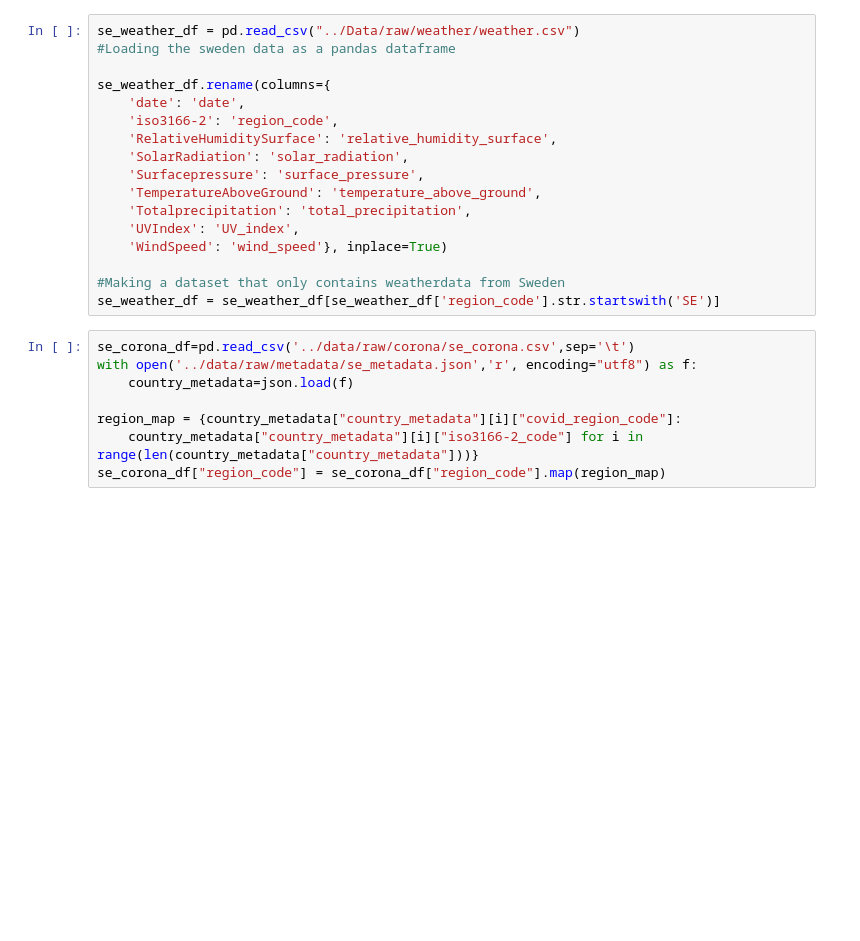
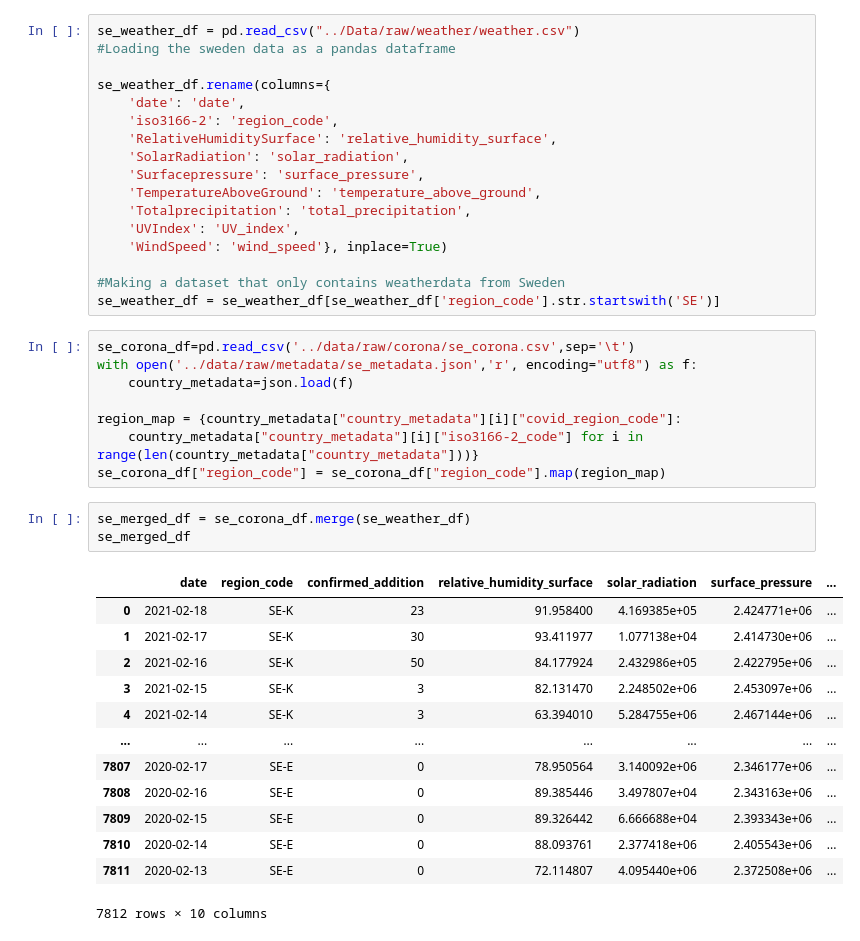
Before and after one commit to viggo-gascou/fyp2022p01g06, a Jupyter notebook: Notebooks/fyp2022p01g06_Report.ipynb, the cells around one changed output. Drawn from its saved outputs; the diff is of its cells as text; blank space fills up the shorter version.

```diff
--- a/Notebooks/fyp2022p01g06_Report.ipynb
+++ b/Notebooks/fyp2022p01g06_Report.ipynb
@@ -565,4 +757,21 @@ with open('../data/raw/metadata/se_metadata.json','r', encoding="utf8") as f:
 region_map = {country_metadata["country_metadata"][i]["covid_region_code"]:
     country_metadata["country_metadata"][i]["iso3166-2_code"] for i in range(len(country_metadata["country_metadata"]))}
 se_corona_df["region_code"] = se_corona_df["region_code"].map(region_map)
+# %%
+se_merged_df = se_corona_df.merge(se_weather_df)
+se_merged_df
+# %% [output]
+|  | date | region_code | confirmed_addition | relative_humidity_surface | solar_radiation | surface_pressure | ... |
+| 0 | 2021-02-18 | SE-K | 23 | 91.958400 | 4.169385e+05 | 2.424771e+06 | ... |
+| 1 | 2021-02-17 | SE-K | 30 | 93.411977 | 1.077138e+04 | 2.414730e+06 | ... |
+| 2 | 2021-02-16 | SE-K | 50 | 84.177924 | 2.432986e+05 | 2.422795e+06 | ... |
+| 3 | 2021-02-15 | SE-K | 3 | 82.131470 | 2.248502e+06 | 2.453097e+06 | ... |
+| 4 | 2021-02-14 | SE-K | 3 | 63.394010 | 5.284755e+06 | 2.467144e+06 | ... |
+| ... | ... | ... | ... | ... | ... | ... | ... |
+| 7807 | 2020-02-17 | SE-E | 0 | 78.950564 | 3.140092e+06 | 2.346177e+06 | ... |
+| 7808 | 2020-02-16 | SE-E | 0 | 89.385446 | 3.497807e+04 | 2.343163e+06 | ... |
+| 7809 | 2020-02-15 | SE-E | 0 | 89.326442 | 6.666688e+04 | 2.393343e+06 | ... |
+| 7810 | 2020-02-14 | SE-E | 0 | 88.093761 | 2.377418e+06 | 2.405543e+06 | ... |
+| 7811 | 2020-02-13 | SE-E | 0 | 72.114807 | 4.095440e+06 | 2.372508e+06 | ... |
+7812 rows × 10 columns
 # %%
```
Also changed, not shown: parts of 36 cells of this notebook.
